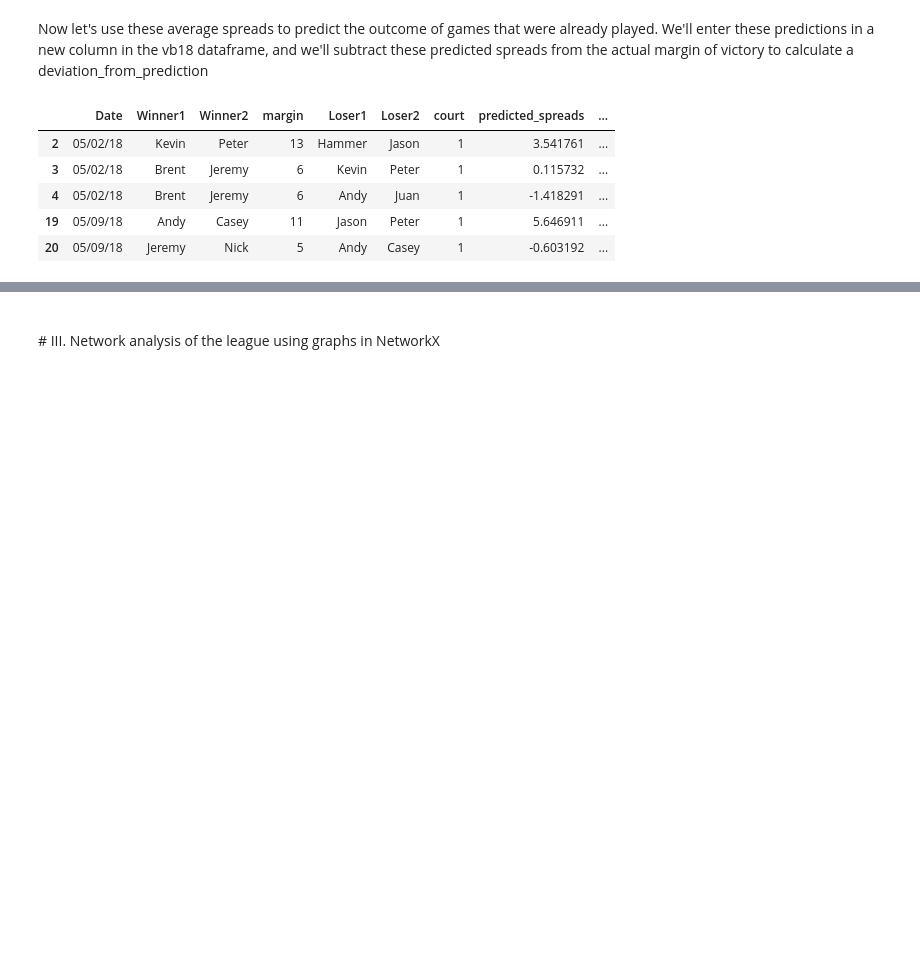
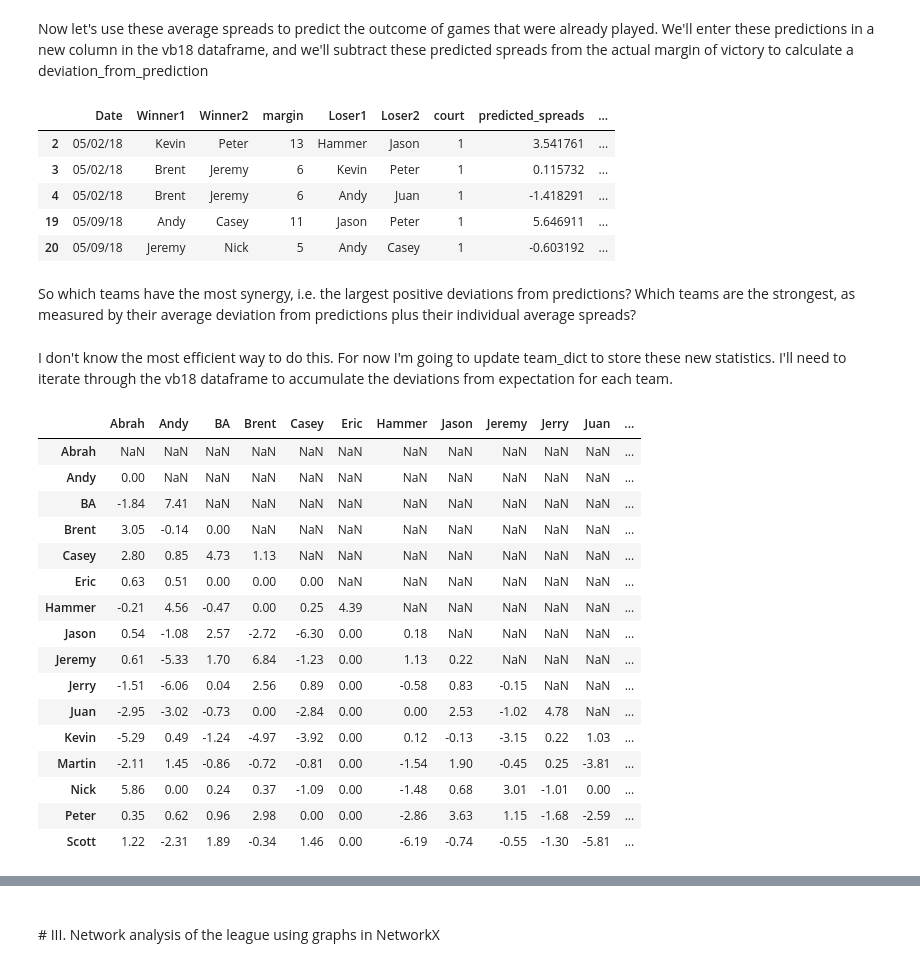
Before and after one commit to VolleyData/mens-net-league, a Jupyter notebook: notebooks/mens-net-league.ipynb, the cells around one changed output, grey strips where cells are left out. Saved outputs shown, nothing was run; the diff lists cells and outputs as text; code cells hidden in the pictures; blank space fills up the shorter version.

```diff
--- a/notebooks/mens-net-league.ipynb
+++ b/notebooks/mens-net-league.ipynb
@@ -283,7 +284,7 @@ for index, row in vb18.iterrows():
                             player_stats[row['Loser1']]['average_spread'] -
                              player_stats[row['Loser2']]['average_spread'])
 vb18['predicted_spreads'] = predicted_spreads
-vb18['deviaton_from_prediction'] = vb18['margin'] - vb18['predicted_spreads']
+vb18['deviation_from_prediction'] = vb18['margin'] - vb18['predicted_spreads']
 vb18.head()
 # %% [output]
 |  | Date | Winner1 | Winner2 | margin | Loser1 | Loser2 | court | predicted_spreads | ... |
@@ -292,3 +293,60 @@ vb18.head()
 | 4 | 05/02/18 | Brent | Jeremy | 6 | Andy | Juan | 1 | -1.418291 | ... |
 | 19 | 05/09/18 | Andy | Casey | 11 | Jason | Peter | 1 | 5.646911 | ... |
 | 20 | 05/09/18 | Jeremy | Nick | 5 | Andy | Casey | 1 | -0.603192 | ... |
+# %% [markdown]
+So which teams have the most synergy, i.e. the largest positive deviations from predictions?  Which teams are the strongest, as measured by their average deviation from predictions plus their individual average spreads?
+# %% [markdown]
+I don't know the most efficient way to do this.  For now I'm going to update team_dict to store these new statistics.  I'll need to iterate through the vb18 dataframe to accumulate the deviations from expectation for each team.
+# %%
+team_synergy_grid = pd.DataFrame(index=player_list, columns=player_list)
+pvp_dominance_grid = pd.DataFrame(index=player_list, columns=player_list)
+
+for team_combo in all_team_combos:
+    team_synergy = 0   # sum of deviation_from_prediction for matchups where the two players are on a team together
+    pvp_dominance = 0   # sum of same deviations for matchups between the two players
+    num_games_together = 0   # number of games played on the same team
+    num_games_vs = 0   # number of games played against each other
+
+    for index, row in vb18.iterrows():
+        if (row['Winner1'] == team_combo[0]) & (row['Winner2'] == team_combo[1]):
+            team_synergy += row['deviation_from_prediction']
+            num_games_together += 1
+        elif (row['Loser1'] == team_combo[0]) & (row['Loser2'] == team_combo[1]):
+            team_synergy -= row['deviation_from_prediction']
+            num_games_together += 1
+        elif ((row['Winner1'] == team_combo[0]) | (row['Winner2'] == team_combo[0])) & ((row['Loser1'] == team_combo[1]) | (row['Loser2'] == team_combo[1])):
+            pvp_dominance += row['deviation_from_prediction']
+            num_games_vs += 1
+        elif ((row['Winner1'] == team_combo[1]) | (row['Winner2'] == team_combo[1])) & ((row['Loser1'] == team_combo[0]) | (row['Loser2'] == team_combo[0])):
+            pvp_dominance -= row['deviation_from_prediction']
+            num_games_vs += 1
+    if num_games_together > 0:
+        team_synergy = team_synergy / num_games_together # convert to an average per game
+    if num_games_vs > 0:
+        pvp_dominance = pvp_dominance / num_games_vs # convert to an average per game
+#     print(str(team_combo) + str(team_synergy) + " " + str(pvp_dominance))
+#     print(team_synergy_grid)
+#     print(team_synergy_grid.loc[team_combo[0], team_combo[1]])
+    team_synergy_grid.at[team_combo[1], team_combo[0]] = "%.2f" % team_synergy
+    pvp_dominance_grid.at[team_combo[1], team_combo[0]] = "%.2f" % (pvp_dominance*(-1))
+    pvp_dominance_grid.at[team_combo[0], team_combo[1]] = "%.2f" % (pvp_dominance)
+#     team_synergy_grid[team_combo[0]][team_combo[1]] = team_synergy
+team_synergy_grid
+# %% [output]
+|  | Abrah | Andy | BA | Brent | Casey | Eric | Hammer | Jason | Jeremy | Jerry | Juan | ... |
+| Abrah | NaN | NaN | NaN | NaN | NaN | NaN | NaN | NaN | NaN | NaN | NaN | ... |
+| Andy | 0.00 | NaN | NaN | NaN | NaN | NaN | NaN | NaN | NaN | NaN | NaN | ... |
+| BA | -1.84 | 7.41 | NaN | NaN | NaN | NaN | NaN | NaN | NaN | NaN | NaN | ... |
+| Brent | 3.05 | -0.14 | 0.00 | NaN | NaN | NaN | NaN | NaN | NaN | NaN | NaN | ... |
+| Casey | 2.80 | 0.85 | 4.73 | 1.13 | NaN | NaN | NaN | NaN | NaN | NaN | NaN | ... |
+| Eric | 0.63 | 0.51 | 0.00 | 0.00 | 0.00 | NaN | NaN | NaN | NaN | NaN | NaN | ... |
+| Hammer | -0.21 | 4.56 | -0.47 | 0.00 | 0.25 | 4.39 | NaN | NaN | NaN | NaN | NaN | ... |
+| Jason | 0.54 | -1.08 | 2.57 | -2.72 | -6.30 | 0.00 | 0.18 | NaN | NaN | NaN | NaN | ... |
+| Jeremy | 0.61 | -5.33 | 1.70 | 6.84 | -1.23 | 0.00 | 1.13 | 0.22 | NaN | NaN | NaN | ... |
+| Jerry | -1.51 | -6.06 | 0.04 | 2.56 | 0.89 | 0.00 | -0.58 | 0.83 | -0.15 | NaN | NaN | ... |
+| Juan | -2.95 | -3.02 | -0.73 | 0.00 | -2.84 | 0.00 | 0.00 | 2.53 | -1.02 | 4.78 | NaN | ... |
+| Kevin | -5.29 | 0.49 | -1.24 | -4.97 | -3.92 | 0.00 | 0.12 | -0.13 | -3.15 | 0.22 | 1.03 | ... |
+| Martin | -2.11 | 1.45 | -0.86 | -0.72 | -0.81 | 0.00 | -1.54 | 1.90 | -0.45 | 0.25 | -3.81 | ... |
+| Nick | 5.86 | 0.00 | 0.24 | 0.37 | -1.09 | 0.00 | -1.48 | 0.68 | 3.01 | -1.01 | 0.00 | ... |
+| Peter | 0.35 | 0.62 | 0.96 | 2.98 | 0.00 | 0.00 | -2.86 | 3.63 | 1.15 | -1.68 | -2.59 | ... |
+| Scott | 1.22 | -2.31 | 1.89 | -0.34 | 1.46 | 0.00 | -6.19 | -0.74 | -0.55 | -1.30 | -5.81 | ... |
```
Also changed, not shown: parts of 20 cells of this notebook, 1 other file.
